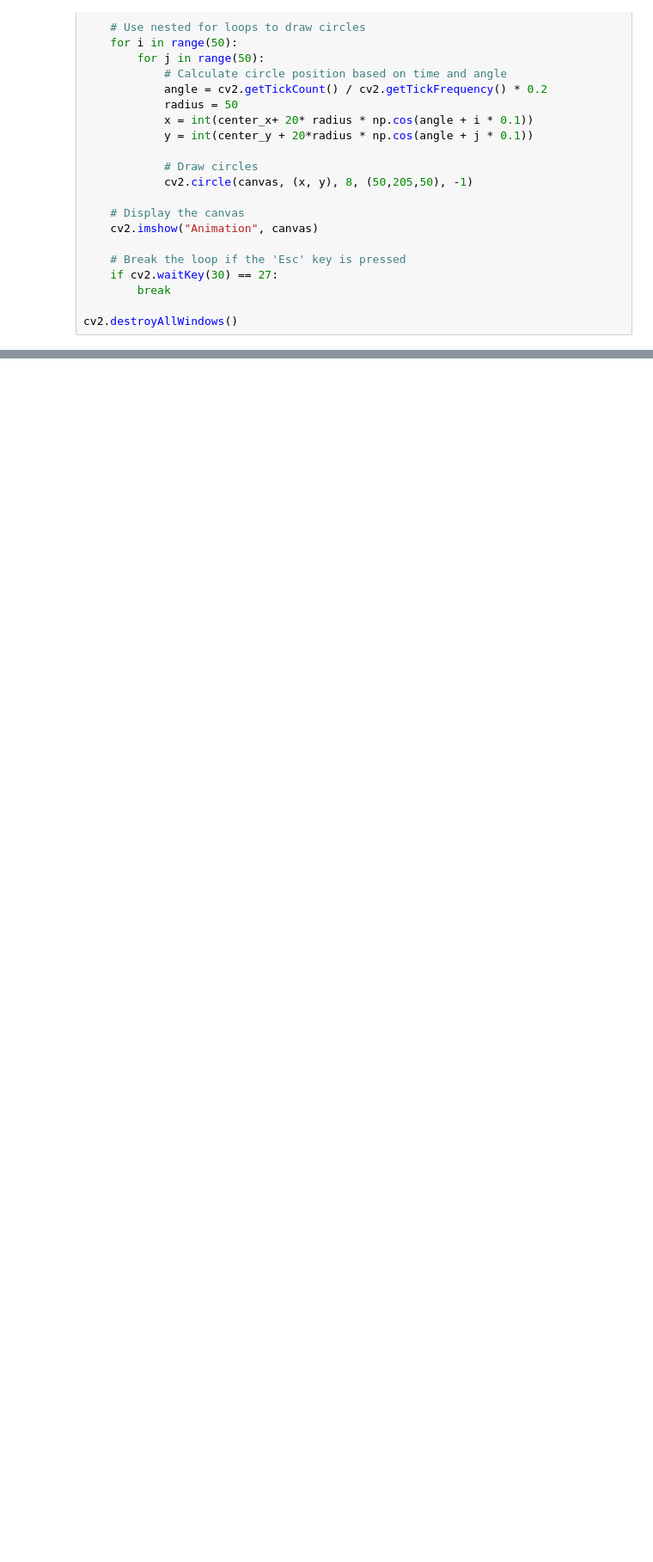
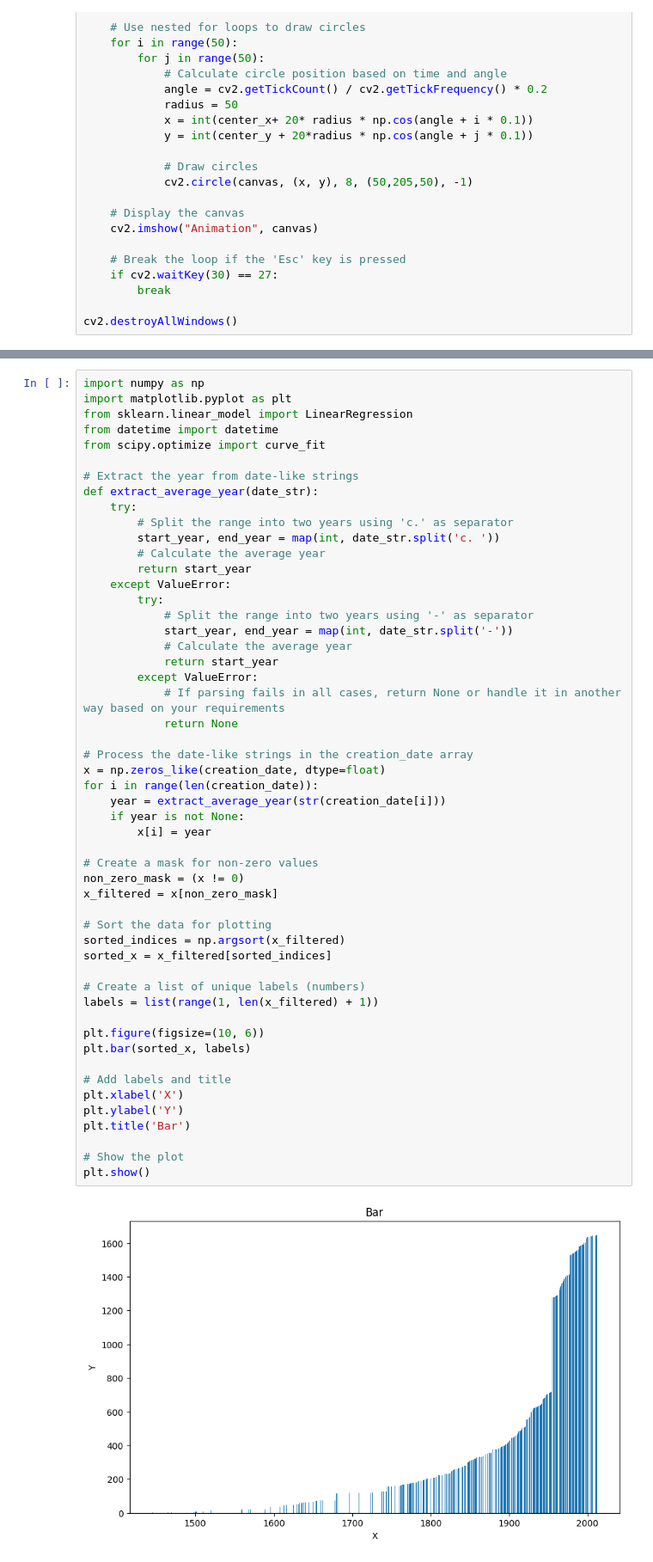
Before and after one commit to callmeautumn/STEM_TianQiu, a Jupyter notebook: Mock.ipynb, the cells around one changed output, grey strips where cells are left out. Shown at 86% size. Cells and saved outputs as stored; diff of their text form; blank space fills up the shorter version.

```diff
--- a/Mock.ipynb
+++ b/Mock.ipynb
@@ -44,0 +80,54 @@ ValueError: invalid column index 1 at row 1 with 1 columns
+# %%
+import numpy as np
+import matplotlib.pyplot as plt
+from sklearn.linear_model import LinearRegression
+from datetime import datetime
+from scipy.optimize import curve_fit
+
+# Extract the year from date-like strings
+def extract_average_year(date_str):
+    try:
+        # Split the range into two years using 'c.' as separator
+        start_year, end_year = map(int, date_str.split('c. '))
+        # Calculate the average year
+        return start_year
+    except ValueError:
+        try:
+            # Split the range into two years using '-' as separator
+            start_year, end_year = map(int, date_str.split('-'))
+            # Calculate the average year
+            return start_year
+        except ValueError:
+            # If parsing fails in all cases, return None or handle it in another way based on your requirements
+            return None
+
+# Process the date-like strings in the creation_date array
+x = np.zeros_like(creation_date, dtype=float)
+for i in range(len(creation_date)):
+    year = extract_average_year(str(creation_date[i]))
+    if year is not None:
+        x[i] = year
+
+# Create a mask for non-zero values
+non_zero_mask = (x != 0)
+x_filtered = x[non_zero_mask]
+
+# Sort the data for plotting
+sorted_indices = np.argsort(x_filtered)
+sorted_x = x_filtered[sorted_indices]
+
+# Create a list of unique labels (numbers)
+labels = list(range(1, len(x_filtered) + 1))
+
+plt.figure(figsize=(10, 6))
+plt.bar(sorted_x, labels)
+
+# Add labels and title
+plt.xlabel('X')
+plt.ylabel('Y')
+plt.title('Bar')
+
+# Show the plot
+plt.show()
+# %% [output]
+[figure, added]
```
Also changed, not shown: parts of 5 cells of this notebook, 1 other file.
